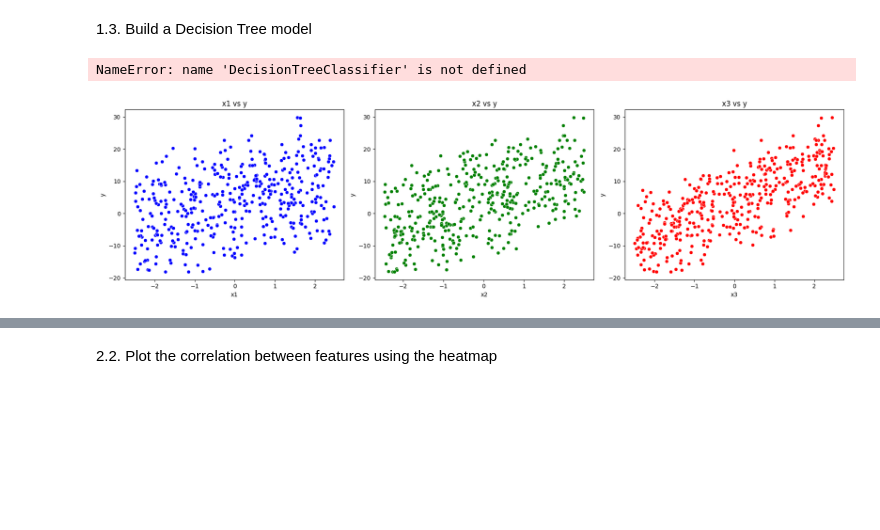
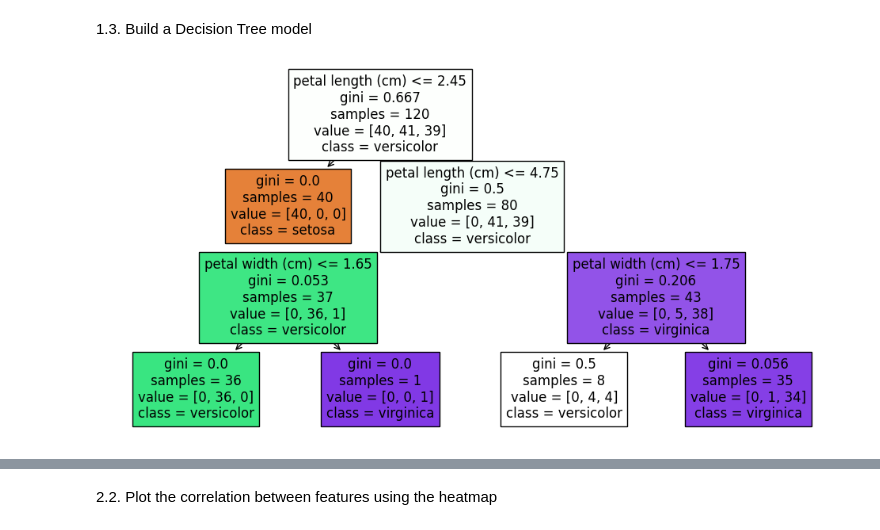
Before and after one commit to vinhbui123/machine_learning, a Jupyter notebook: lab4.ipynb, the cells around one changed output, grey strips where cells are left out. Saved outputs shown, nothing was run; the diff lists cells and outputs as text; code cells hidden in the pictures; blank space fills up the shorter version.

```diff
--- a/lab4.ipynb
+++ b/lab4.ipynb
@@ -91,51 +90,21 @@ plt.show()
 # %% [markdown]
 1.3. Build a Decision Tree model
 # %%
-# Load dataset
-iris = load_iris()
-X, y = iris.data, iris.target  # Features and target
-
-# Split dataset into training and testing (80% train, 20% test)
 X_train, X_test, y_train, y_test = train_test_split(X, y, test_size=0.2, random_state=42)
 
 # Initialize and train the Decision Tree model
 dt_model = DecisionTreeClassifier(criterion="gini", max_depth=3, random_state=42)
 dt_model.fit(X_train, y_train)
 
 # Make predictions
 y_pred = dt_model.predict(X_test)
 
 # Evaluate the model
 accuracy = accuracy_score(y_test, y_pred)
-print(f"Model Accuracy: {accuracy:.2f}")
-print("\nClassification Report:\n", classification_report(y_test, y_pred, target_names=iris.target_names))
 
 # Visualize the Decision Tree
 plt.figure(figsize=(12, 6))
 plot_tree(dt_model, feature_names=iris.feature_names, class_names=iris.target_names, filled=True)
 plt.show()
 # %% [output]
-NameError: name 'DecisionTreeClassifier' is not defined
+[figure, added]
-# %%
-# Drop the 'id' column since it's not needed
-df2 = df2.drop(columns=['id'])
-
-# Split into training (70%) and test (30%) sets
-train_df, test_df = train_test_split(df2, test_size=0.3, random_state=42)
-
-# Plot the relationships between x1, x2, x3 and y
-fig, axes = plt.subplots(1, 3, figsize=(18, 5))
-
-sns.scatterplot(ax=axes[0], x=train_df["x1"], y=train_df["y"], color="blue")
-axes[0].set_title("x1 vs y")
-
-sns.scatterplot(ax=axes[1], x=train_df["x2"], y=train_df["y"], color="green")
-axes[1].set_title("x2 vs y")
-
-sns.scatterplot(ax=axes[2], x=train_df["x3"], y=train_df["y"], color="red")
-axes[2].set_title("x3 vs y")
-
-plt.tight_layout()
-plt.show()
-# %% [output]
-[figure, removed]
```
Also changed, not shown: parts of 4 cells of this notebook.
